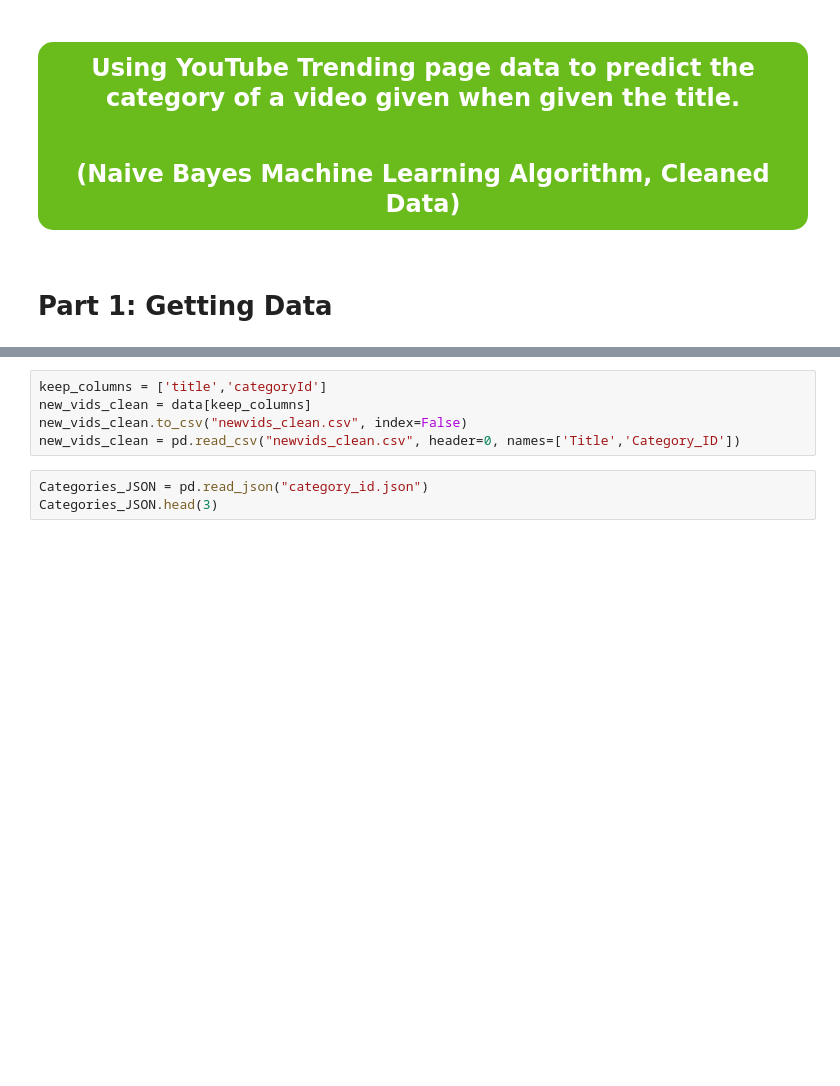
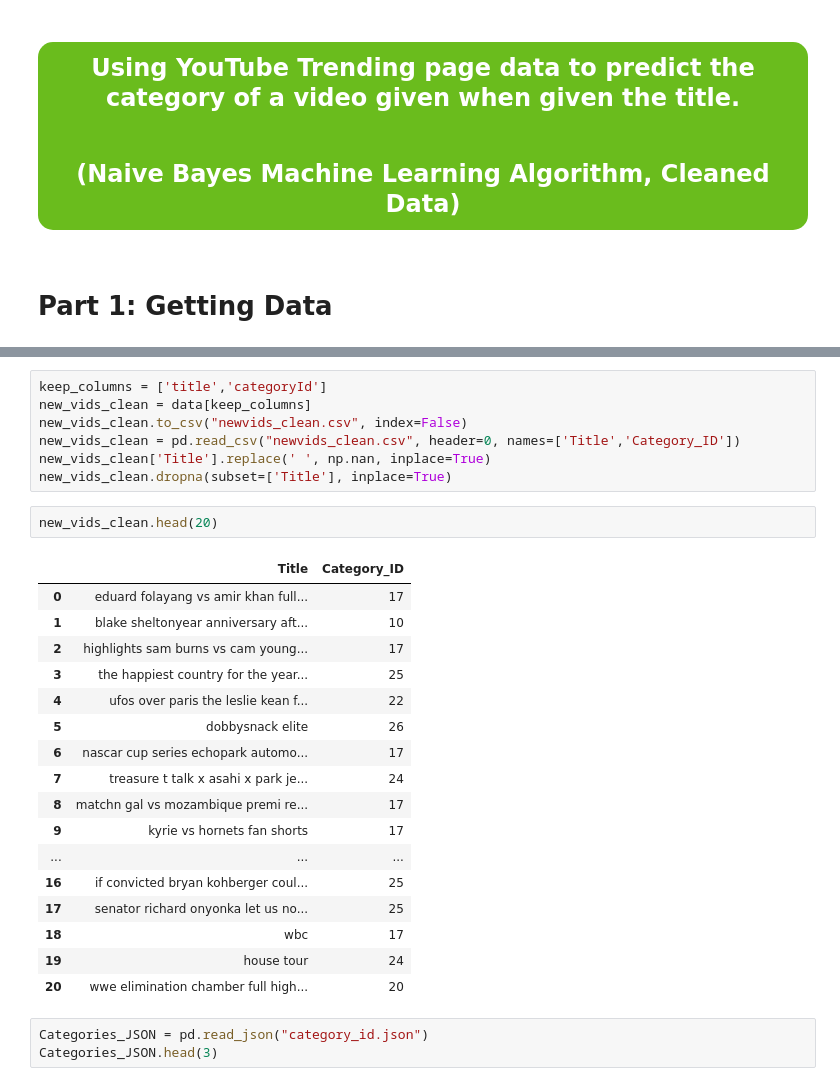
Before and after one commit to jhmarkkk/Youtube_Analysis, a Jupyter notebook: C.ipynb, the cells around one changed output, grey strips where cells are left out. Drawn from its saved outputs; the diff is of its cells as text; blank space fills up the shorter version.

Commit message:
Remove empty rows for cleaned data

```diff
--- a/C.ipynb
+++ b/C.ipynb
@@ -764,8 +784,8 @@ FinalDF
     </h2>
 
 </div>
-# %% [markdown]
-# Part 1: Getting Data
+# %% [markdown]
+# Part 1: Getting Data
 # %%
 data.head()
 # %% [output]
@@ -780,6 +800,28 @@ keep_columns = ['title','categoryId']
 new_vids_clean = data[keep_columns]
 new_vids_clean.to_csv("newvids_clean.csv", index=False)
 new_vids_clean = pd.read_csv("newvids_clean.csv", header=0, names=['Title','Category_ID'])
+new_vids_clean['Title'].replace(' ', np.nan, inplace=True)
+new_vids_clean.dropna(subset=['Title'], inplace=True)
+# %%
+new_vids_clean.head(20)
+# %% [output]
+|  | Title | Category_ID |
+| 0 | eduard folayang vs amir khan full... | 17 |
+| 1 | blake sheltonyear anniversary aft... | 10 |
+| 2 | highlights sam burns vs cam young... | 17 |
+| 3 | the happiest country for the year... | 25 |
+| 4 | ufos over paris the leslie kean f... | 22 |
+| 5 | dobbysnack elite | 26 |
+| 6 | nascar cup series echopark automo... | 17 |
+| 7 | treasure t talk x asahi x park je... | 24 |
+| 8 | matchn gal vs mozambique premi re... | 17 |
+| 9 | kyrie vs hornets fan shorts | 17 |
+| ... | ... | ... |
+| 16 | if convicted bryan kohberger coul... | 25 |
+| 17 | senator richard onyonka let us no... | 25 |
+| 18 | wbc | 17 |
+| 19 | house tour | 24 |
+| 20 | wwe elimination chamber full high... | 20 |
 # %%
 Categories_JSON = pd.read_json("category_id.json")
 Categories_JSON.head(3)
```
Also changed, not shown: parts of 12 cells of this notebook.
